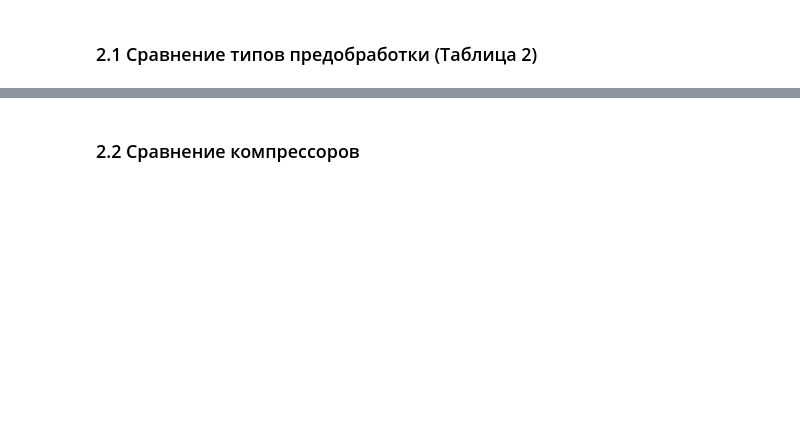
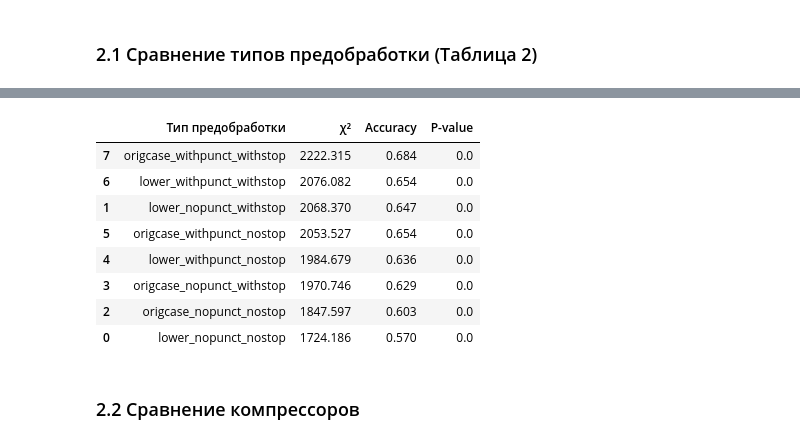
Before and after one commit to revlze/compression-authorship, a Jupyter notebook: experiments.ipynb, the cells around one changed output, grey strips where cells are left out. Cells and saved outputs as stored; diff of their text form; code cells hidden in the pictures; blank space fills up the shorter version.

```diff
--- a/experiments.ipynb
+++ b/experiments.ipynb
@@ -164,3 +210,28 @@ preprocessing_comparison
+# %%
+present_table = preprocessing_comparison.copy()
+
+# Переименовываем столбцы
+present_table = present_table.rename(columns={
+    'preprocessing': 'Тип предобработки',
+    'chi2': 'χ²',
+    'accuracy': 'Accuracy',
+    'p_value': 'P-value'
+})
+
+present_table['χ²'] = present_table['χ²'].round(3)
+present_table['Accuracy'] = present_table['Accuracy'].round(3)
+
+present_table
+# %% [output]
+|  | Тип предобработки | χ² | Accuracy | P-value |
+| 7 | origcase_withpunct_withstop | 2222.315 | 0.684 | 0.0 |
+| 6 | lower_withpunct_withstop | 2076.082 | 0.654 | 0.0 |
+| 1 | lower_nopunct_withstop | 2068.370 | 0.647 | 0.0 |
+| 5 | origcase_withpunct_nostop | 2053.527 | 0.654 | 0.0 |
+| 4 | lower_withpunct_nostop | 1984.679 | 0.636 | 0.0 |
+| 3 | origcase_nopunct_withstop | 1970.746 | 0.629 | 0.0 |
+| 2 | origcase_nopunct_nostop | 1847.597 | 0.603 | 0.0 |
+| 0 | lower_nopunct_nostop | 1724.186 | 0.570 | 0.0 |
 # %% [markdown]
 ### 2.2 Сравнение компрессоров
 # %%
```
Also changed, not shown: parts of 6 cells of this notebook.
